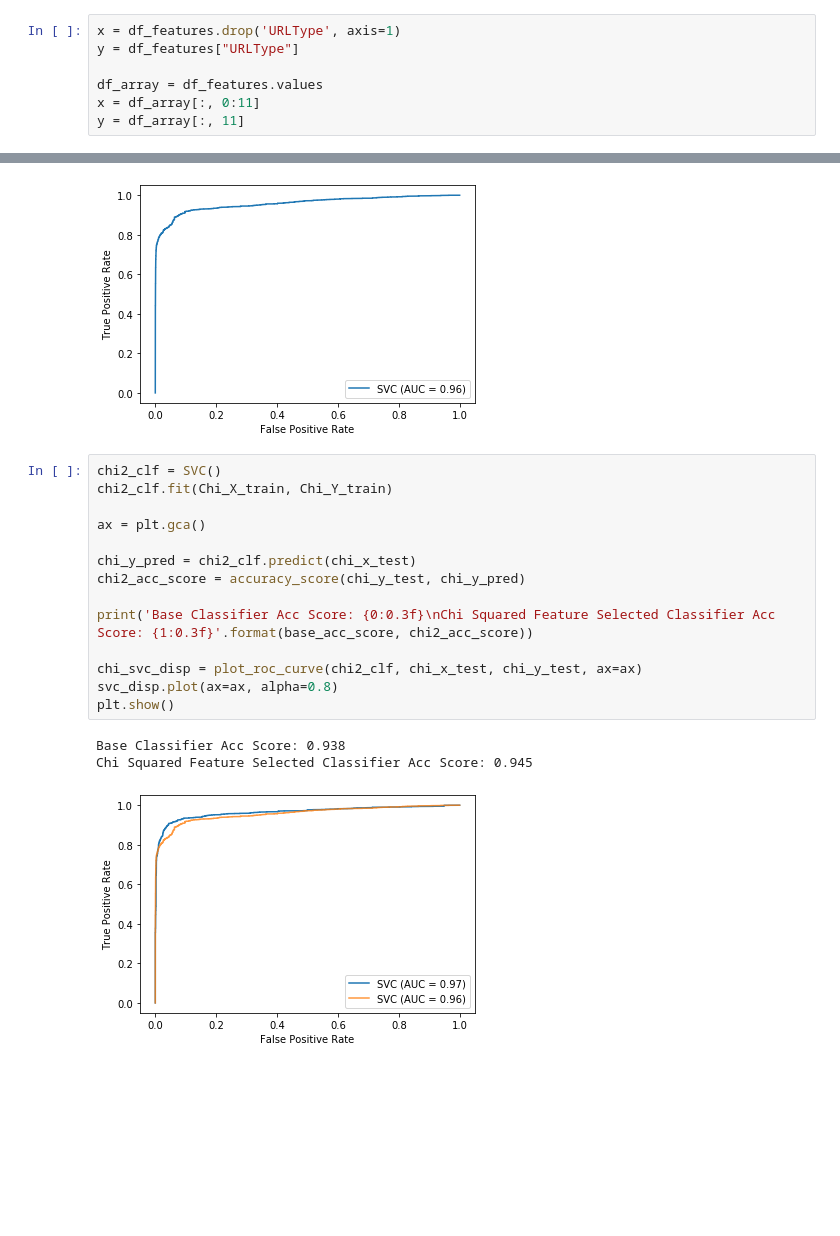
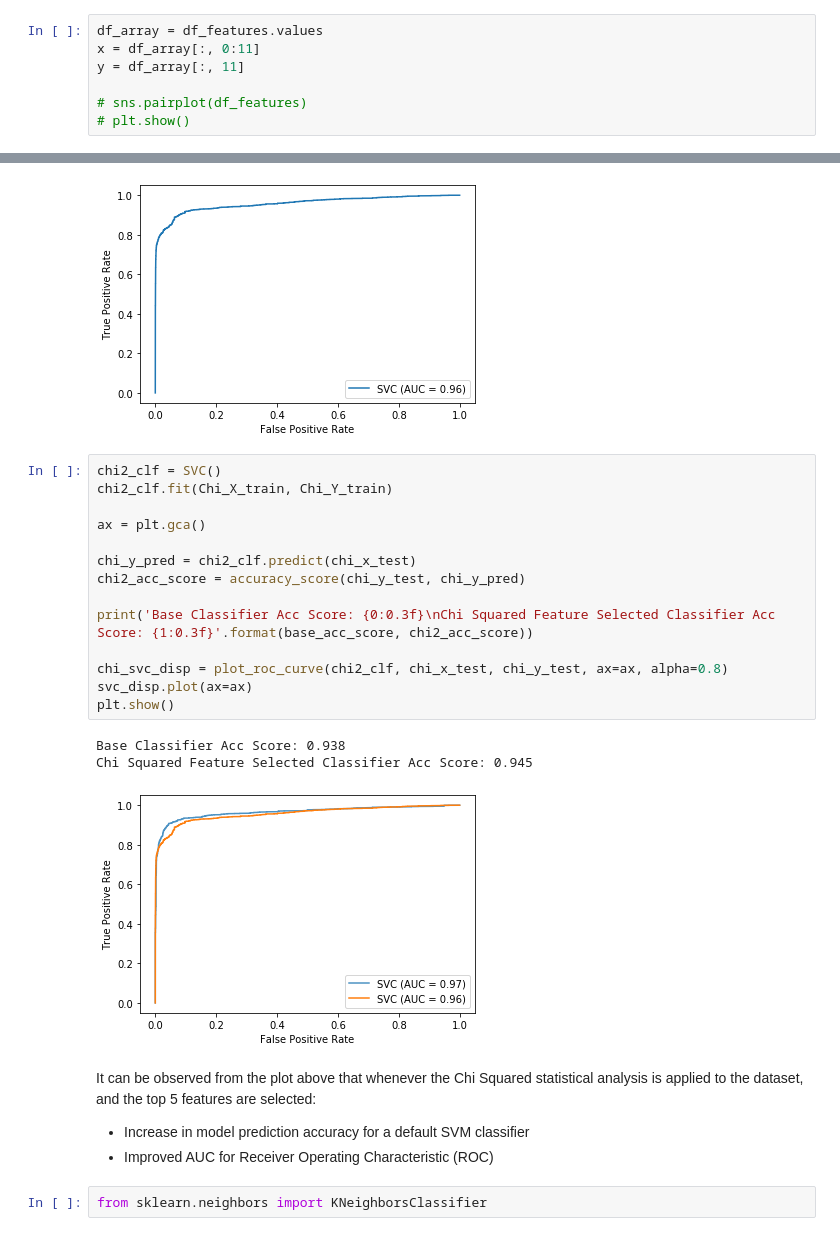
Before and after one commit to cmclearnon/QUB-CSC3032-FYP, a Jupyter notebook: src/ml/Feature_Preprocessing.ipynb, the cells around one changed output, grey strips where cells are left out. Cells and saved outputs as stored; diff of their text form; blank space fills up the shorter version.

Commit message:
Default SVC Performance with Chi Squared Analysis

```diff
--- a/src/ml/Feature_Preprocessing.ipynb
+++ b/src/ml/Feature_Preprocessing.ipynb
@@ -103,12 +107,12 @@ df_features.to_csv('/Users/chrismclearnon/Developer/QUB-CSC3032-FYP/src/data/fea
 In order to ensure that meaningful & impactful features will be used by ML models, they will have to be analysed using statistical methods in order to find the features that have the biggest impact, and filter out any features that have either the same values across most if not all records, or have very little impact on the class.<br/><br/>
 The dataset will be split into train & test sets for fitting to the feature selector:
 # %%
-x = df_features.drop('URLType', axis=1)
-y = df_features["URLType"]
-
 df_array = df_features.values
 x = df_array[:, 0:11]
 y = df_array[:, 11]
+
+# sns.pairplot(df_features)
+# plt.show()
 # %% [markdown]
 The 1st experiment for feature selection will use Chi-Squared analysis of the feature set, to select a specified number of features that have the highest correlation with the class set:
 
@@ -155,18 +159,24 @@ plt.show()
 # %%
 chi2_clf = SVC()
 chi2_clf.fit(Chi_X_train, Chi_Y_train)
 
 ax = plt.gca()
 
 chi_y_pred = chi2_clf.predict(chi_x_test)
 chi2_acc_score = accuracy_score(chi_y_test, chi_y_pred)
 
 print('Base Classifier Acc Score: {0:0.3f}\nChi Squared Feature Selected Classifier Acc Score: {1:0.3f}'.format(base_acc_score, chi2_acc_score))
 
-chi_svc_disp = plot_roc_curve(chi2_clf, chi_x_test, chi_y_test, ax=ax)
-svc_disp.plot(ax=ax, alpha=0.8)
+chi_svc_disp = plot_roc_curve(chi2_clf, chi_x_test, chi_y_test, ax=ax, alpha=0.8)
+svc_disp.plot(ax=ax)
 plt.show()
 # %% [output]
 Base Classifier Acc Score: 0.938
 Chi Squared Feature Selected Classifier Acc Score: 0.945
-[figure, old version]
+[figure, new version]
+# %% [markdown]
+It can be observed from the plot above that whenever the Chi Squared statistical analysis is applied to the dataset, and the top 5 features are selected:<br/>
+- Increase in model prediction accuracy for a default SVM classifier
+- Improved AUC for Receiver Operating Characteristic (ROC)
+# %%
+from sklearn.neighbors import KNeighborsClassifier
```
Also changed, not shown: parts of 6 cells of this notebook.
